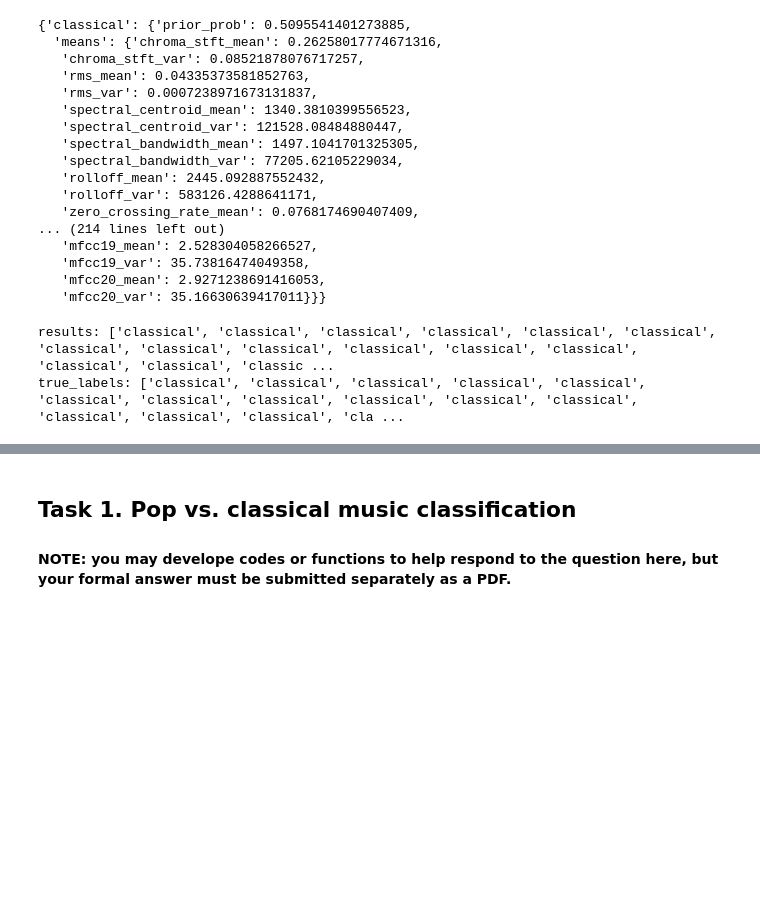
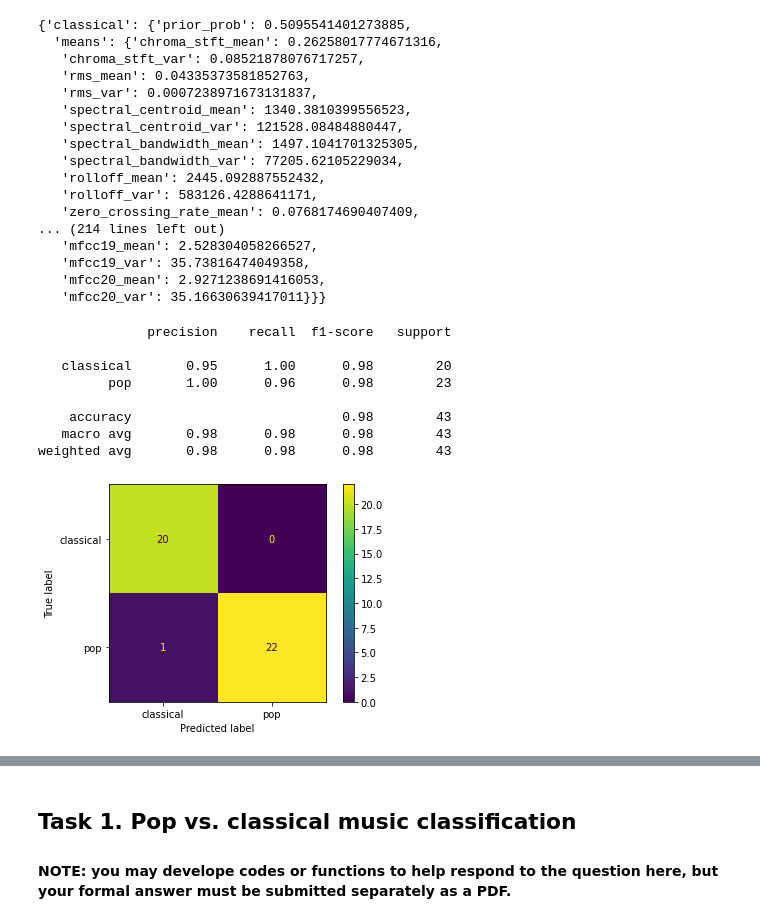
Before and after one commit to chris0311/COMP30027, a Jupyter notebook: COMP30027_2023_asst1_template.ipynb, the cells around one changed output, grey strips where cells are left out. Drawn from its saved outputs; the diff is of its cells as text; code cells hidden in the pictures; blank space fills up the shorter version.

```diff
--- a/COMP30027_2023_asst1_template.ipynb
+++ b/COMP30027_2023_asst1_template.ipynb
@@ -100,21 +99,29 @@ def calc_gaussian_prob(x, mean, sd):
     """
     left = 1 / (sd * np.sqrt(2 * np.pi))
     right = np.exp(-((x - mean) ** 2) / (2 * sd ** 2))
+    # return epsilon if gaussian probability is 0 to avoid log(0)
+    if left * right == 0:
+        return np.finfo(float).eps
     return left * right
 # %%
-def calc_posterior_prob(model, x: []):
+def calc_posterior_prob(model, instance: dict):
     """
-    Calculate the posterior probability of each class given the input x
+    Calculate the posterior probability of each class given for an instance
     """
     posterior_prob = {}
     for label in model.keys():
         prior_prob = model[label]['prior_prob']
         likelihood = 0
-        for feature in x:
-            mean = model[label]['means'][feature]
-            sd = model[label]['sd'][feature]
-            likelihood += np.log(calc_gaussian_prob(x[feature], mean, sd))
-        posterior_prob[label] = np.log(prior_prob) + likelihood
+        for feature in instance.keys():
+            if feature == 'label':
+                continue
+            if not instance[feature]:
+                continue
+            else:
+                mean = model[label]['means'][feature]
+                sd = model[label]['sd'][feature]
+                likelihood += np.log(calc_gaussian_prob(instance[feature], mean, sd))
+                posterior_prob[label] = np.log(prior_prob) + likelihood
 
     return posterior_prob
 # %%
@@ -136,7 +143,7 @@ def find_highest_posterior_prob(posterior_prob):
 def predict(model, test_data):
     results = []
     # drop label column if it exists before predicting
-    if test_data["label"] is not None:
+    if "label" in test_data.columns.to_list():
         test_data = test_data.drop(columns=['label'])
     # find the class with the highest posterior probability in each instance
     for index, row in test_data.iterrows():
@@ -154,13 +161,25 @@ def evaluate(model, test_data, true_labels=None):
         true_labels = test_data['label'].to_list()
 
     results = predict(model, test_data)
-    print("results:",results)
-    print("true_labels:",true_labels)
+    # print("results:",results)
+    # print("true_labels:",true_labels)
+
+    print(classification_report(true_labels, results))
+    cm = confusion_matrix(true_labels, results)
+    disp = ConfusionMatrixDisplay(confusion_matrix=cm, display_labels=model.keys())
+    disp.plot()
 
     return
 # %%
-evaluate(train('COMP30027_2023_asst1_data/pop_vs_classical_train.csv'), 'COMP30027_2023_asst1_data/pop_vs_classical_test.csv')
+evaluate(train(preprocess('COMP30027_2023_asst1_data/pop_vs_classical_train.csv')), 'COMP30027_2023_asst1_data/pop_vs_classical_test.csv')
 # %% [output]
-results: ['classical', 'classical', 'classical', 'classical', 'classical', 'classical', 'classical', 'classical', 'classical', 'classical', 'classical', 'classical', 'classical', 'classical', 'classic ...
-true_labels: ['classical', 'classical', 'classical', 'classical', 'classical', 'classical', 'classical', 'classical', 'classical', 'classical', 'classical', 'classical', 'classical', 'classical', 'cla ...
+              precision    recall  f1-score   support
+
+   classical       0.95      1.00      0.98        20
+         pop       1.00      0.96      0.98        23
+
+    accuracy                           0.98        43
+   macro avg       0.98      0.98      0.98        43
+weighted avg       0.98      0.98      0.98        43
+[figure, added]
 # %%
```
Also changed, not shown: parts of 28 cells of this notebook, 7 other files.
